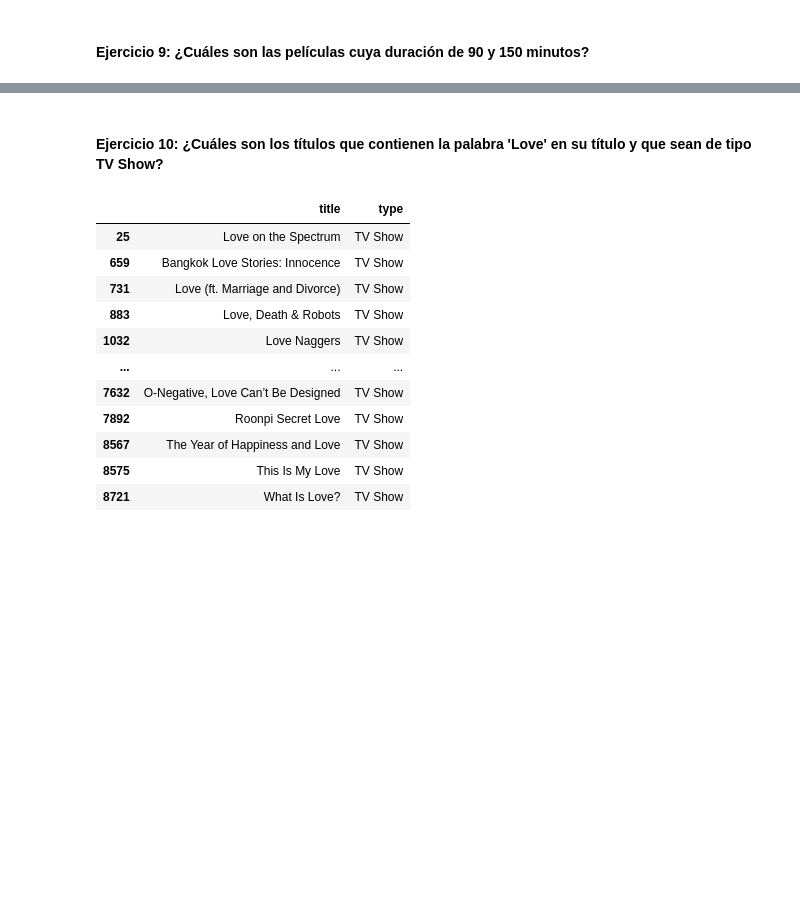
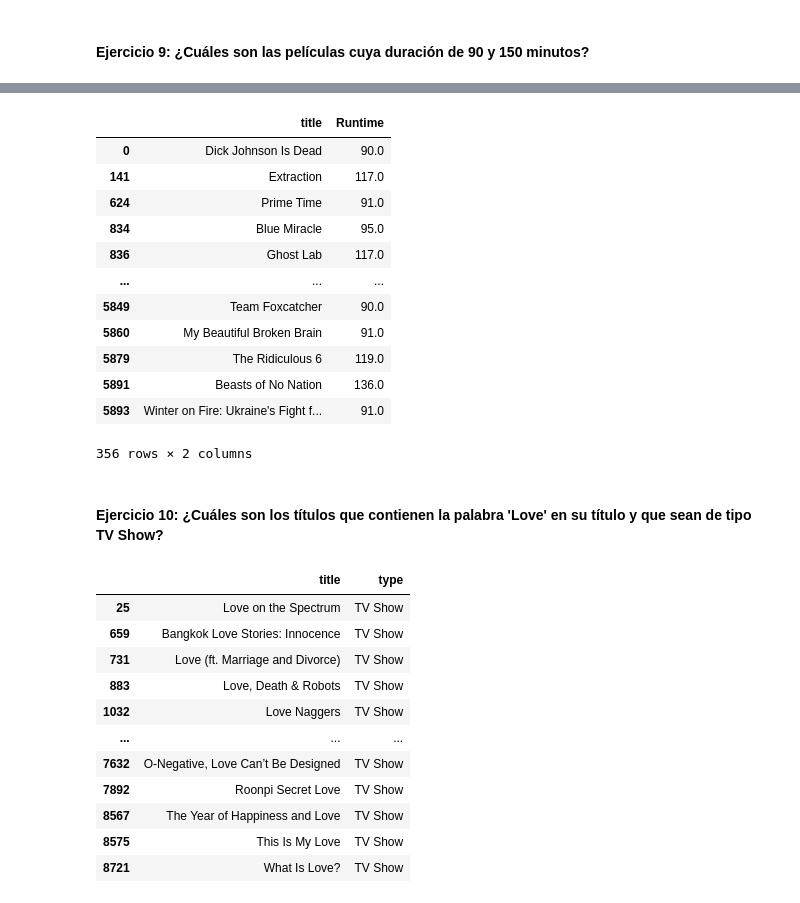
Before and after one commit to MartaM1206/Labs_pandas, a Jupyter notebook: laboratorio-modulo2-leccion03-filtrado.ipynb, the cells around one changed output, grey strips where cells are left out. Cells and saved outputs as stored; diff of their text form; code cells hidden in the pictures; blank space fills up the shorter version.

```diff
--- a/laboratorio-modulo2-leccion03-filtrado.ipynb
+++ b/laboratorio-modulo2-leccion03-filtrado.ipynb
@@ -191,3 +203,21 @@ df_duracion
+# %%
+df_duracion = df_catalogo[df_catalogo["Runtime"].between(90, 150, inclusive = "both")]
+df_ej9 = df_duracion[df_duracion["type"]== "Movie"].filter(items = ["title", "Runtime"])
+df_ej9
+# %% [output]
+|  | title | Runtime |
+| 0 | Dick Johnson Is Dead | 90.0 |
+| 141 | Extraction | 117.0 |
+| 624 | Prime Time | 91.0 |
+| 834 | Blue Miracle | 95.0 |
+| 836 | Ghost Lab | 117.0 |
+| ... | ... | ... |
+| 5849 | Team Foxcatcher | 90.0 |
+| 5860 | My Beautiful Broken Brain | 91.0 |
+| 5879 | The Ridiculous 6 | 119.0 |
+| 5891 | Beasts of No Nation | 136.0 |
+| 5893 | Winter on Fire: Ukraine's Fight f... | 91.0 |
+356 rows × 2 columns
 # %% [markdown]
 #### Ejercicio 10: ¿Cuáles son los títulos que contienen la palabra 'Love' en su título y que sean de tipo TV Show?
 # %%
```
Also changed, not shown: parts of 5 cells of this notebook.
